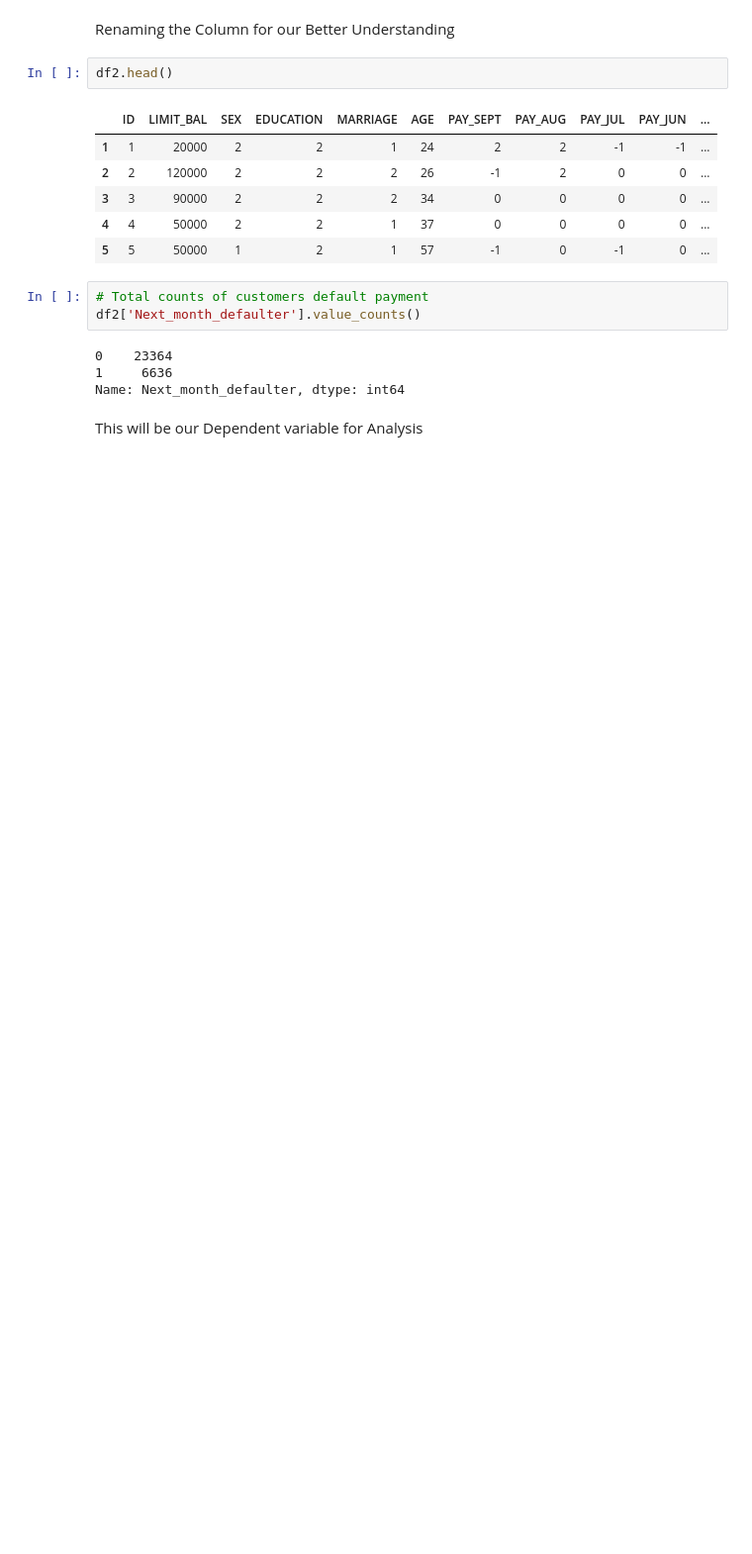
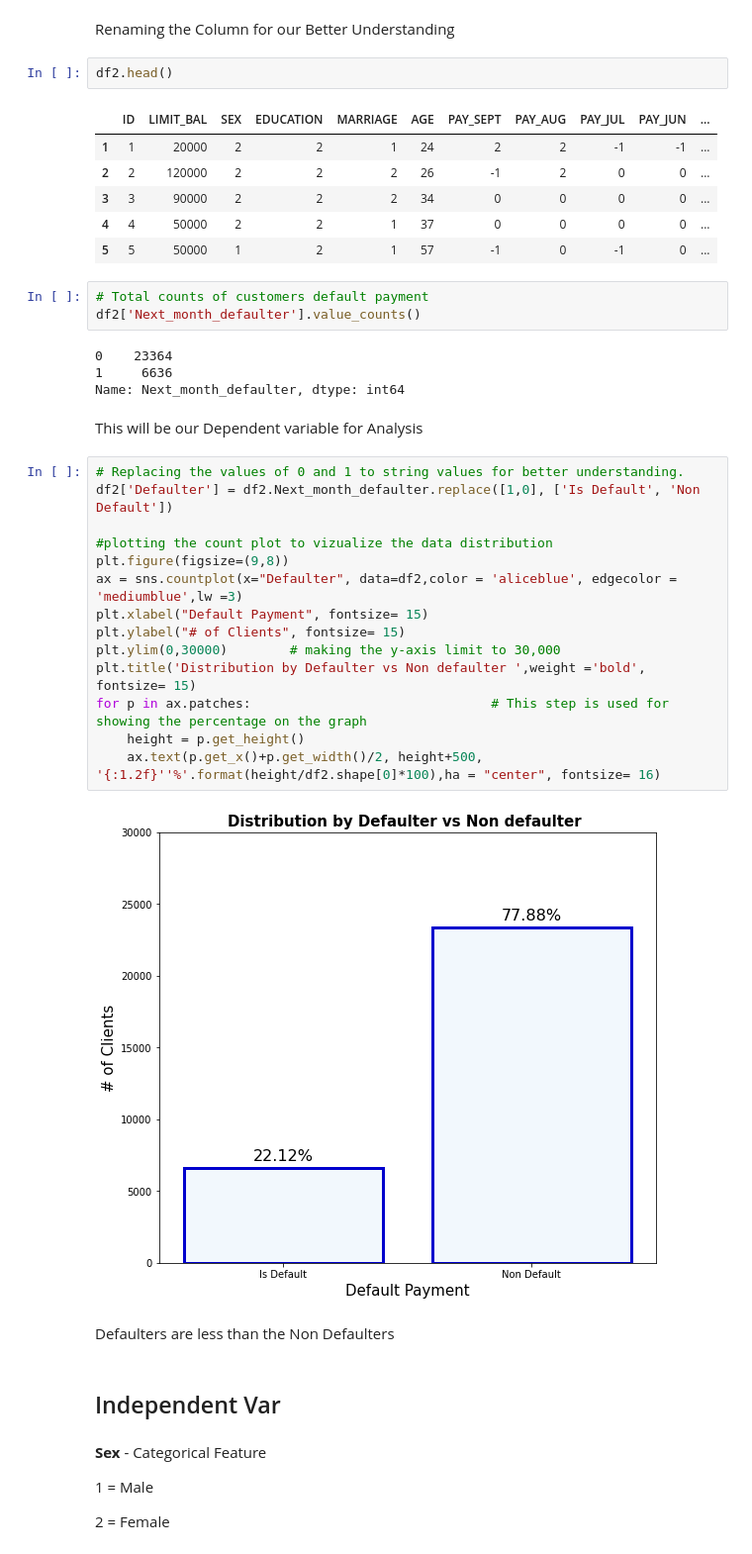
Before and after one commit to Rahman88talha/Credit_Card_Default_Prediction_Classification, a Jupyter notebook: Credit_Card_default_Prediction(Classification)_Analysis.ipynb, the cells around one changed output. Shown: that part at 99% size. Cells and saved outputs as stored; diff of their text form; blank space fills up the shorter version.

```diff
--- a/Credit_Card_default_Prediction(Classification)_Analysis.ipynb
+++ b/Credit_Card_default_Prediction(Classification)_Analysis.ipynb
@@ -212,3 +212,29 @@ df2['Next_month_defaulter'].value_counts()
 Name: Next_month_defaulter, dtype: int64
 # %% [markdown]
 This will be our Dependent variable for Analysis
+# %%
+# Replacing the values of 0 and 1 to string values for better understanding.
+df2['Defaulter'] = df2.Next_month_defaulter.replace([1,0], ['Is Default', 'Non Default'])
+
+#plotting the count plot to vizualize the data distribution
+plt.figure(figsize=(9,8))
+ax = sns.countplot(x="Defaulter", data=df2,color = 'aliceblue', edgecolor = 'mediumblue',lw =3)
+plt.xlabel("Default Payment", fontsize= 15)
+plt.ylabel("# of Clients", fontsize= 15)
+plt.ylim(0,30000)        # making the y-axis limit to 30,000
+plt.title('Distribution by Defaulter vs Non defaulter ',weight ='bold', fontsize= 15)
+for p in ax.patches:                               # This step is used for showing the percentage on the graph
+    height = p.get_height()
+    ax.text(p.get_x()+p.get_width()/2, height+500, '{:1.2f}''%'.format(height/df2.shape[0]*100),ha = "center", fontsize= 16)
+# %% [output]
+[figure, added]
+# %% [markdown]
+Defaulters are less than the Non Defaulters
+# %% [markdown]
+## Independent Var
+# %% [markdown]
+**Sex** - Categorical Feature
+
+1 = Male
+
+2 = Female
```
Also changed, not shown: parts of 39 cells of this notebook.
